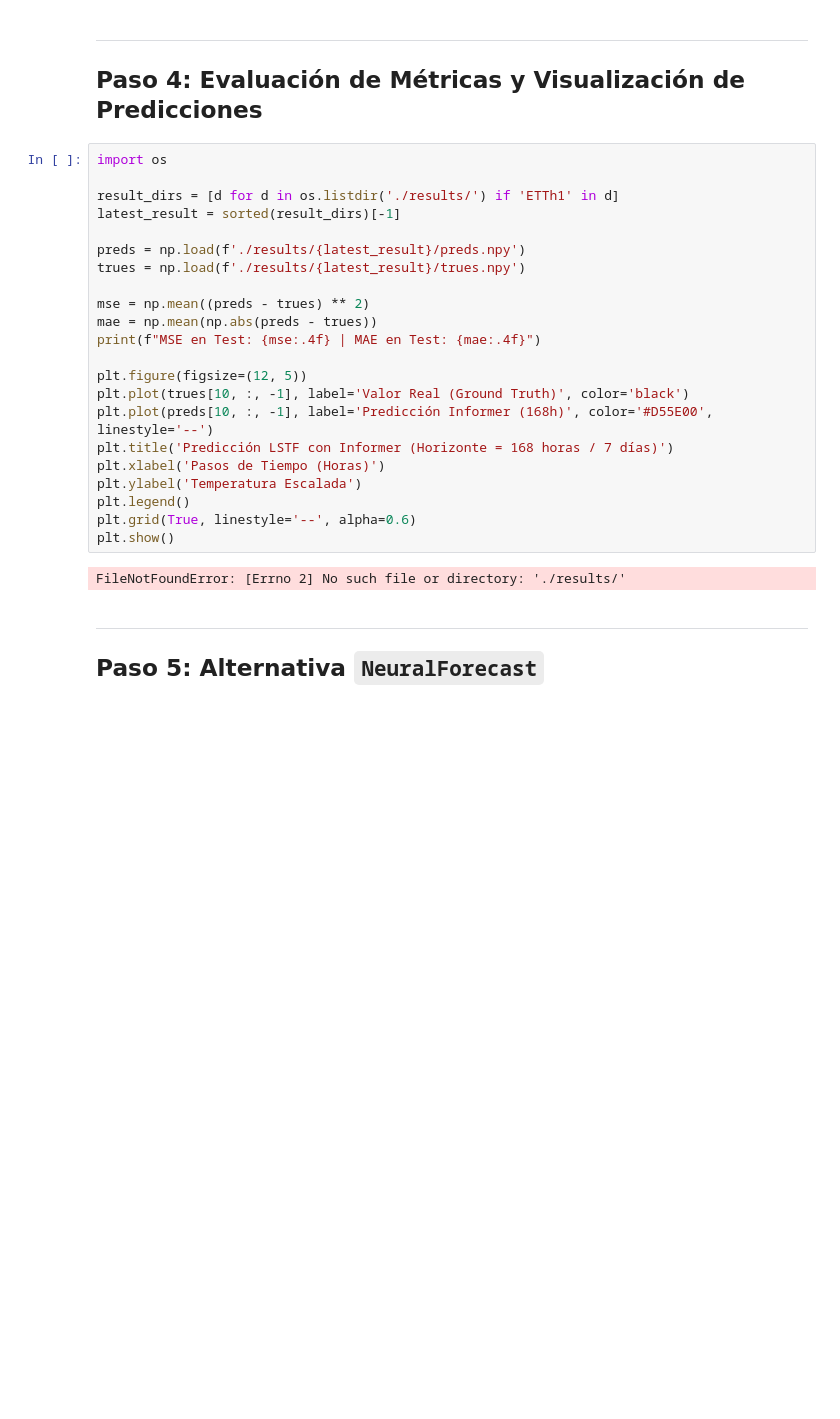
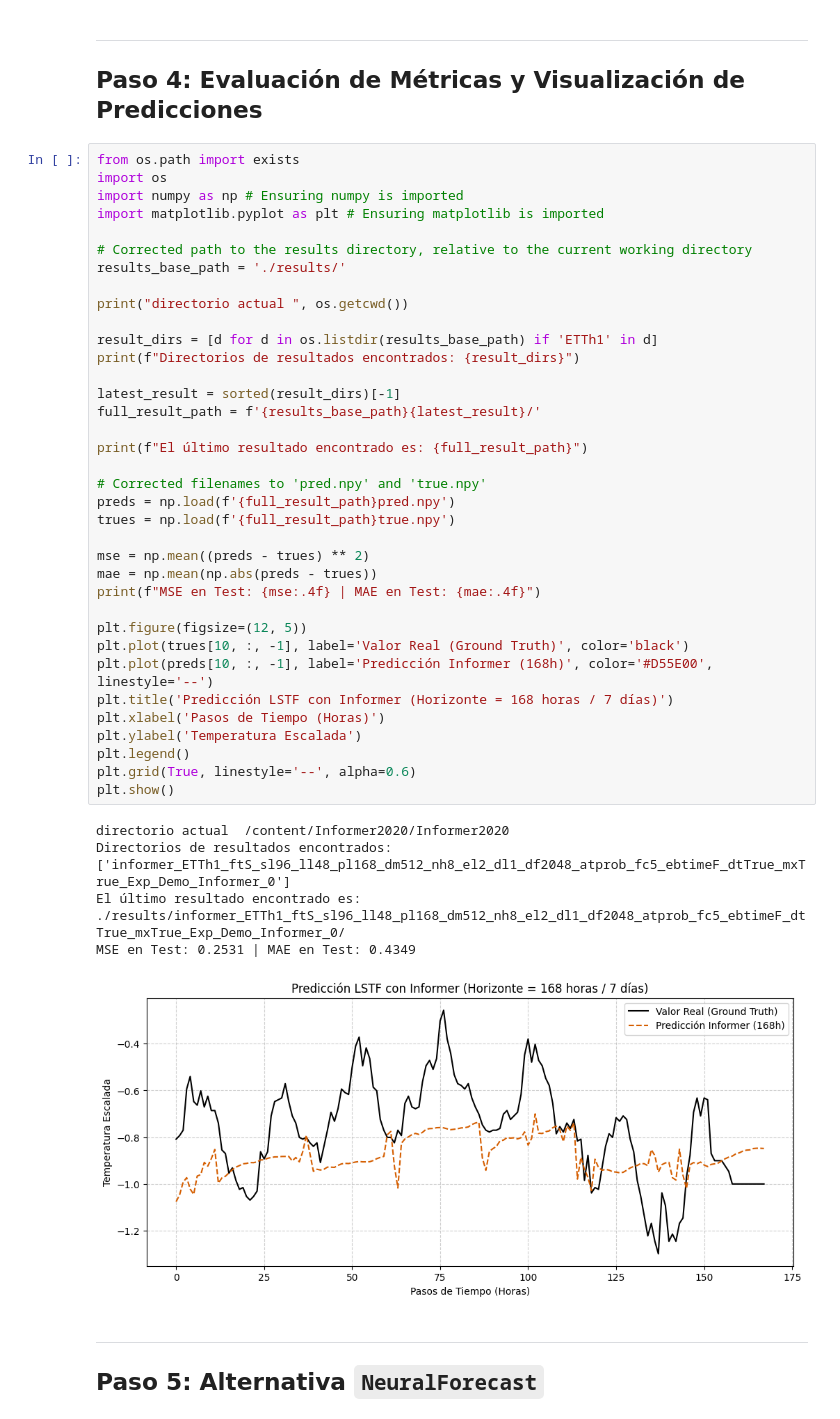
Before and after one commit to hjfuentes/UCSP_Forecasting, a Jupyter notebook: Sesion03/Demostración_COLAB_Informer.ipynb, the cells around one changed output. Drawn from its saved outputs; the diff is of its cells as text; blank space fills up the shorter version.

```diff
--- a/Sesion03/Demostración_COLAB_Informer.ipynb
+++ b/Sesion03/Demostración_COLAB_Informer.ipynb
@@ -115,29 +215,47 @@ AttributeError: `np.Inf` was removed in the NumPy 2.0 release. Use `np.inf` inst
 ---
 ## Paso 4: Evaluación de Métricas y Visualización de Predicciones
 # %%
+from os.path import exists
 import os
+import numpy as np # Ensuring numpy is imported
+import matplotlib.pyplot as plt # Ensuring matplotlib is imported
 
-result_dirs = [d for d in os.listdir('./results/') if 'ETTh1' in d]
+# Corrected path to the results directory, relative to the current working directory
+results_base_path = './results/'
+
+print("directorio actual ", os.getcwd())
+
+result_dirs = [d for d in os.listdir(results_base_path) if 'ETTh1' in d]
+print(f"Directorios de resultados encontrados: {result_dirs}")
+
 latest_result = sorted(result_dirs)[-1]
+full_result_path = f'{results_base_path}{latest_result}/'
 
-preds = np.load(f'./results/{latest_result}/preds.npy')
-trues = np.load(f'./results/{latest_result}/trues.npy')
+print(f"El último resultado encontrado es: {full_result_path}")
+
+# Corrected filenames to 'pred.npy' and 'true.npy'
+preds = np.load(f'{full_result_path}pred.npy')
+trues = np.load(f'{full_result_path}true.npy')
 
 mse = np.mean((preds - trues) ** 2)
 mae = np.mean(np.abs(preds - trues))
 print(f"MSE en Test: {mse:.4f} | MAE en Test: {mae:.4f}")
 
 plt.figure(figsize=(12, 5))
 plt.plot(trues[10, :, -1], label='Valor Real (Ground Truth)', color='black')
 plt.plot(preds[10, :, -1], label='Predicción Informer (168h)', color='#D55E00', linestyle='--')
 plt.title('Predicción LSTF con Informer (Horizonte = 168 horas / 7 días)')
 plt.xlabel('Pasos de Tiempo (Horas)')
 plt.ylabel('Temperatura Escalada')
 plt.legend()
 plt.grid(True, linestyle='--', alpha=0.6)
 plt.show()
 # %% [output]
-FileNotFoundError: [Errno 2] No such file or directory: './results/'
+directorio actual  /content/Informer2020/Informer2020
+Directorios de resultados encontrados: ['informer_ETTh1_ftS_sl96_ll48_pl168_dm512_nh8_el2_dl1_df2048_atprob_fc5_ebtimeF_dtTrue_mxTrue_Exp_Demo_Informer_0']
+El último resultado encontrado es: ./results/informer_ETTh1_ftS_sl96_ll48_pl168_dm512_nh8_el2_dl1_df2048_atprob_fc5_ebtimeF_dtTrue_mxTrue_Exp_Demo_Informer_0/
+MSE en Test: 0.2531 | MAE en Test: 0.4349
+[figure, added]
 # %% [markdown]
 ---
 ## Paso 5: Alternativa `NeuralForecast`
```
Also changed, not shown: parts of 9 cells of this notebook.
